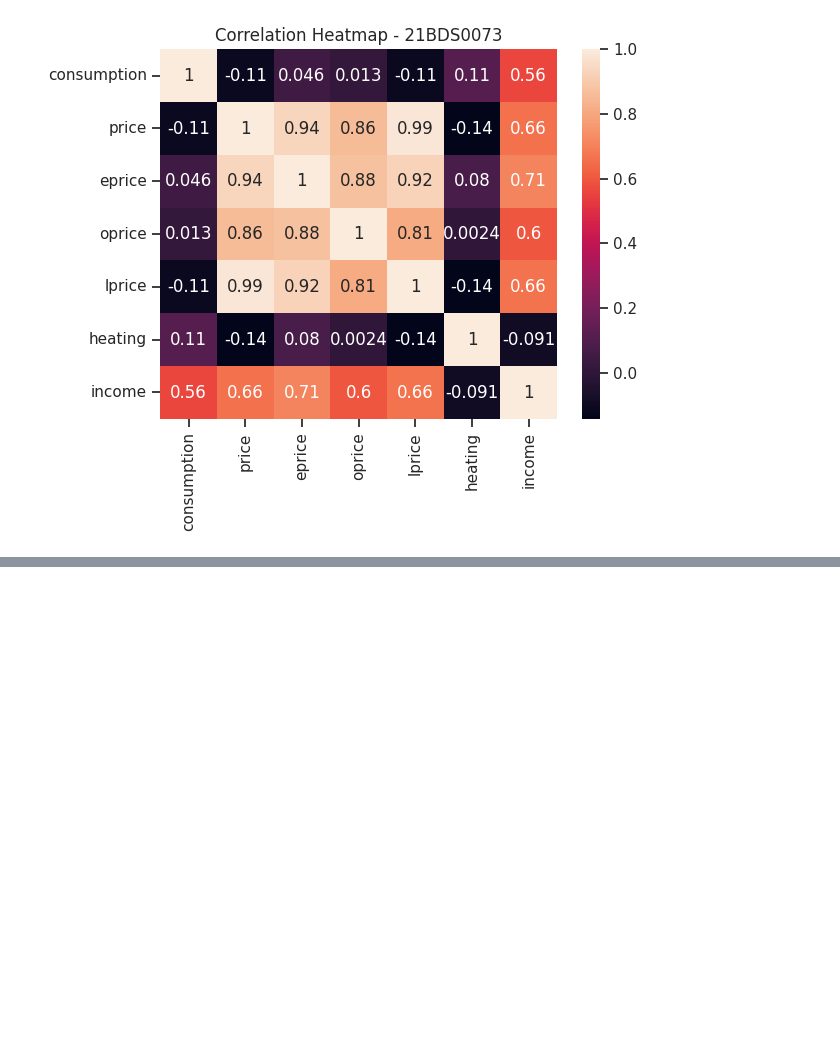
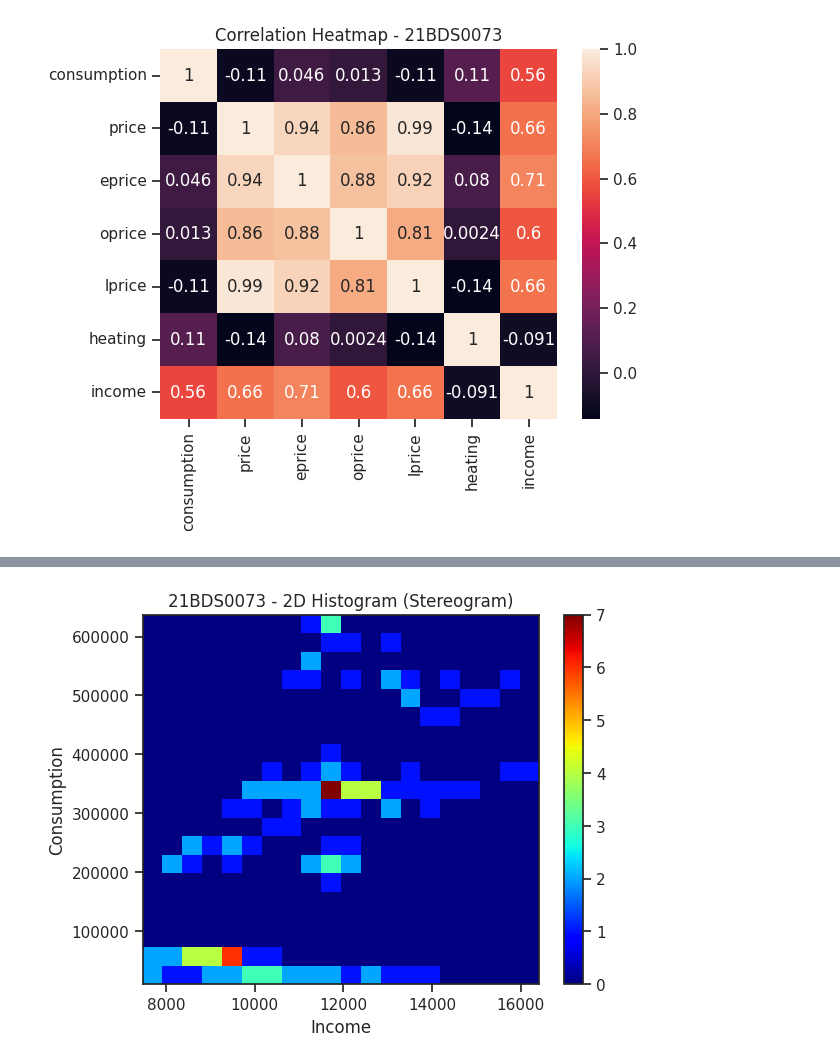
Before and after one commit to Vishnu290504/EDA, a Jupyter notebook: 21bds0073_da1.ipynb, the cells around one changed output, grey strips where cells are left out. Cells and saved outputs as stored; diff of their text form; code cells hidden in the pictures; blank space fills up the shorter version.

```diff
--- a/21bds0073_da1.ipynb
+++ b/21bds0073_da1.ipynb
@@ -346,0 +501,11 @@ plt.show()
+# %%
+#2D histogram
+
+plt.hist2d(df['income'], df['consumption'], bins=(20, 20), cmap=plt.cm.jet)
+plt.colorbar()
+plt.xlabel('Income')
+plt.ylabel('Consumption')
+plt.title('21BDS0073 - 2D Histogram (Stereogram)')
+plt.show()
+# %% [output]
+[figure, added]
```
Also changed, not shown: parts of 12 cells of this notebook.
